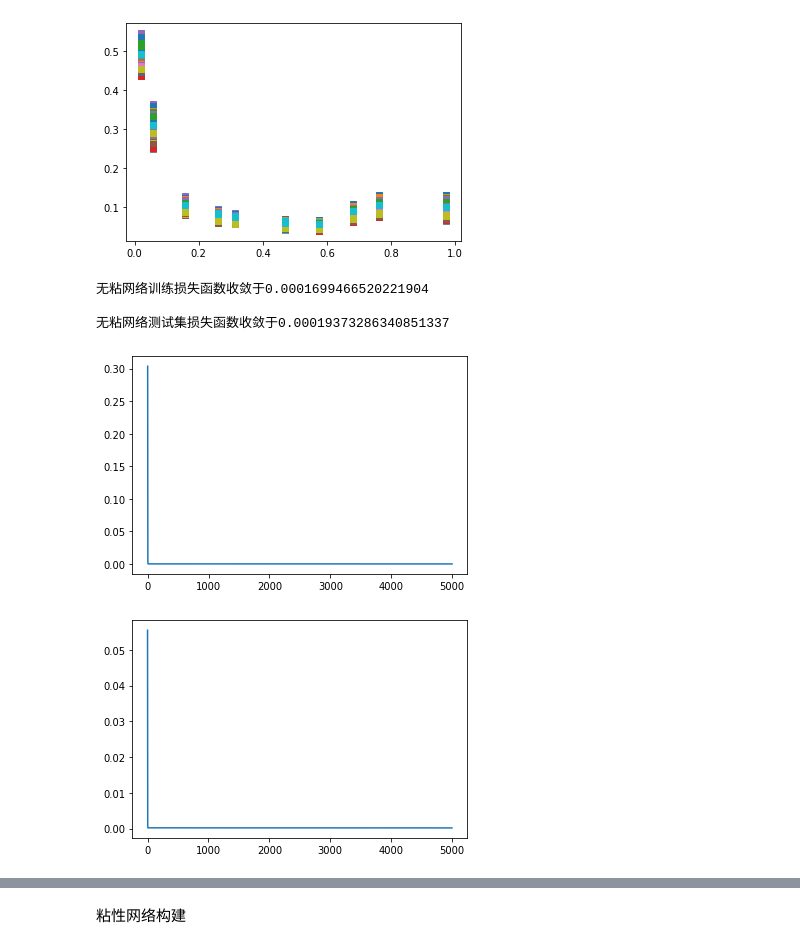
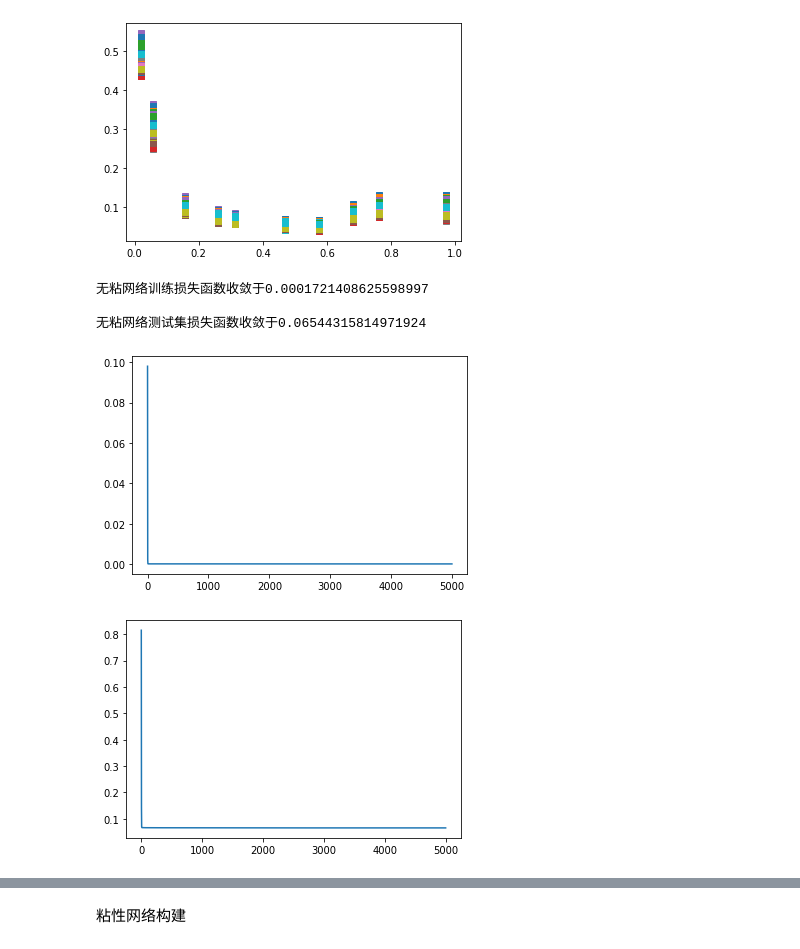
Before and after one commit to bominwang/inviscid-viscid-flow-correct-neural-network, a Jupyter notebook: HB_2_SURFACE_PRESSURE_PRED.ipynb, the cells around one changed output, grey strips where cells are left out. Drawn from its saved outputs; the diff is of its cells as text; code cells hidden in the pictures.

```diff
--- a/HB_2_SURFACE_PRESSURE_PRED.ipynb
+++ b/HB_2_SURFACE_PRESSURE_PRED.ipynb
@@ -76,44 +76,58 @@ class inviscid_nn(nn.Module):
 
 # 实例化无粘网络
 inviscid_model = inviscid_nn()
+# %%
+# 构建相对误差损失函数
+def relative_root_mean_squared_error(pred, true):
+  size = pred.size(dim = 1)
+  error = torch.zeros(size, 1)
+  normalization_factor = torch.zeros(size, 1)
+  for index in range(size):
+    pred_element = pred[index, :]
+    true_element = true[index, :]
+    error[index, :] = torch.dot(pred_element - true_element, pred_element - true_element)
+    normalization_factor[index,:] = torch.dot(true_element, true_element)
+  return torch.sqrt(torch.div(torch.sum(error),torch.sum(normalization_factor)))
 # %%
 # 训练无粘网络
 optimizer = SGD(inviscid_model.parameters(), lr = 0.01)
 #loss_function = nn.SmoothL1Loss()
 loss_function = nn.MSELoss()
 
 train_loss_history = []
 test_loss_history = []
 
 for epoch in trange(5000):
   for index,(ins, lab) in enumerate(train_set):
         ins = Variable(ins).reshape(-1,2).to(torch.float32)
         lab = Variable(lab).reshape(-1,10).to(torch.float32)
         # 反向传播
         inviscid_model.train()
         pred = inviscid_model(ins)
         loss = loss_function(pred, lab)
+        #loss = relative_root_mean_squared_error(pred, lab)
         train_loss_history.append(loss.item())
         optimizer.zero_grad()
         loss.backward()
         optimizer.step()
         # 测试集误差
         inviscid_model.eval()
         pred = inviscid_model(test_data_ins.reshape(-1,2).to(torch.float32))
-        loss = loss_function(pred, test_data_labs.reshape(-1,10).to(torch.float32))
+        #loss = loss_function(pred, test_data_labs.reshape(-1,10).to(torch.float32))
+        loss = relative_root_mean_squared_error(pred, test_data_labs.reshape(-1,10).to(torch.float32))
         test_loss_history.append(loss.item())
 plt.figure(2)
 plt.plot(train_loss_history)
 print(f'\n无粘网络训练损失函数收敛于{train_loss_history[-1]}')
 plt.figure(3)
 plt.plot(test_loss_history)
 print(f'\n无粘网络测试集损失函数收敛于{test_loss_history[-1]}')
 # %% [output]
-无粘网络训练损失函数收敛于0.0001699466520221904
+无粘网络训练损失函数收敛于0.0001721408625598997
 
-无粘网络测试集损失函数收敛于0.00019373286340851337
+无粘网络测试集损失函数收敛于0.06544315814971924
-[figure, old version]
+[figure, new version]
-[figure, old version]
+[figure, new version]
 # %%
 # 输出合理性验证
 # 黑色为试验数据
```
Also changed, not shown: parts of 3 cells of this notebook.
